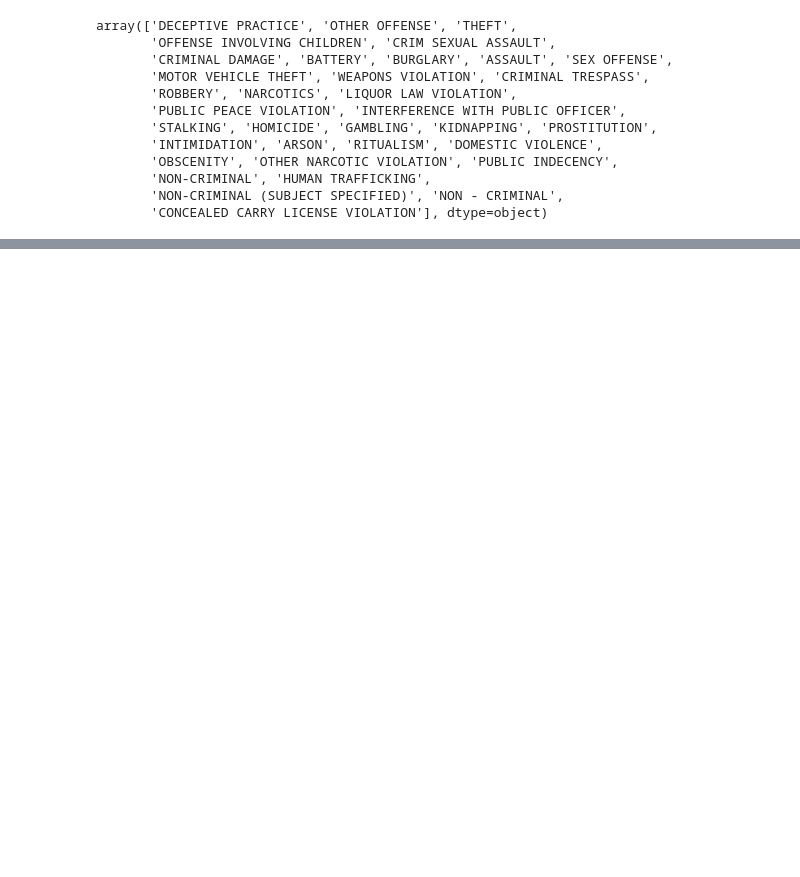
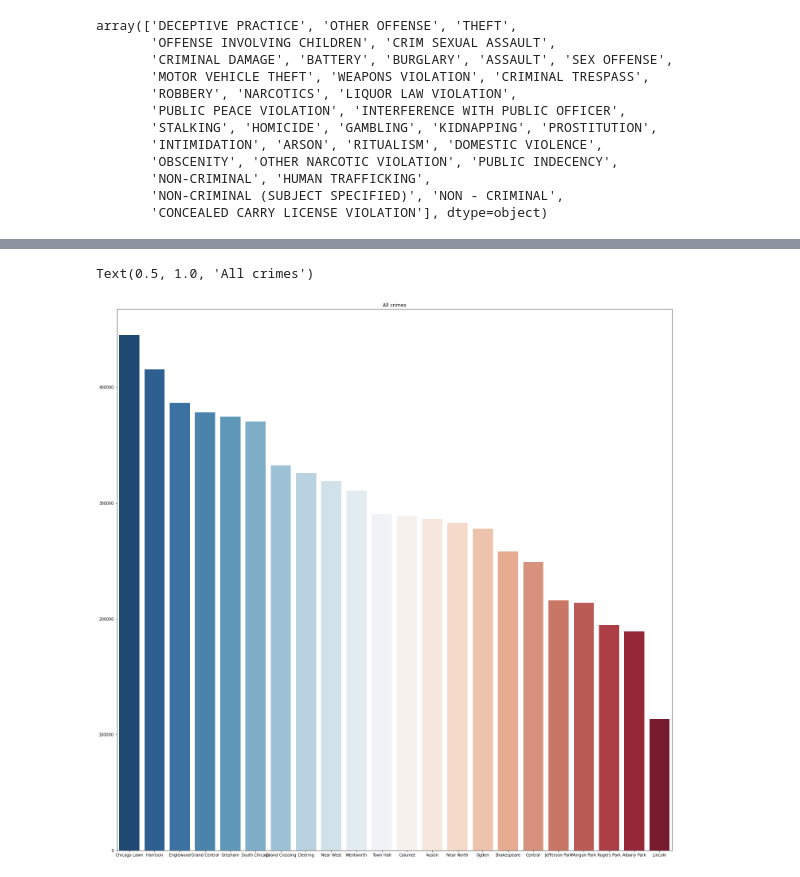
Before and after one commit to Oraff1/Capstone-2, a Jupyter notebook: Capstone eda.ipynb, the cells around one changed output, grey strips where cells are left out. Drawn from its saved outputs; the diff is of its cells as text; code cells hidden in the pictures; blank space fills up the shorter version.

```diff
--- a/Capstone eda.ipynb
+++ b/Capstone eda.ipynb
@@ -71,0 +116,11 @@ dtype: int64
+# %%
+#Extracting Year
+df['Year'] = df['Date'].dt.year
+
+#Extracting Month
+df['Month'] = df['Date'].dt.month_name()
+
+#Extracting the weekday name of the date
+df['Day_name'] = df['Date'].dt.day_name()
+
+df.head()
@@ -106,0 +287,11 @@ dtype: int64
+# %%
+f, ax = plt.subplots(figsize=(25, 25))
+x = pd.DataFrame(df['District Name'].value_counts())
+
+values = list(x.index)
+names = list(x['District Name'])
+
+sns.barplot(x=values, y=names, palette="RdBu_r").set_title('All crimes')
+# %% [output]
+Text(0.5, 1.0, 'All crimes')
+[figure, added]
```
Also changed, not shown: parts of 38 cells of this notebook.
